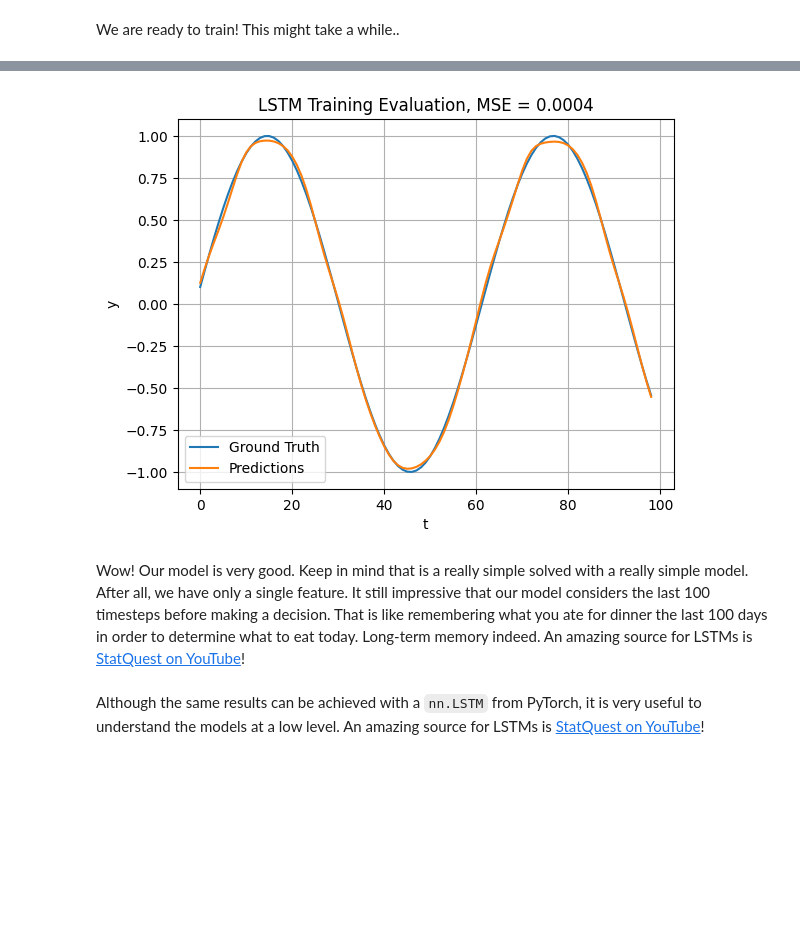
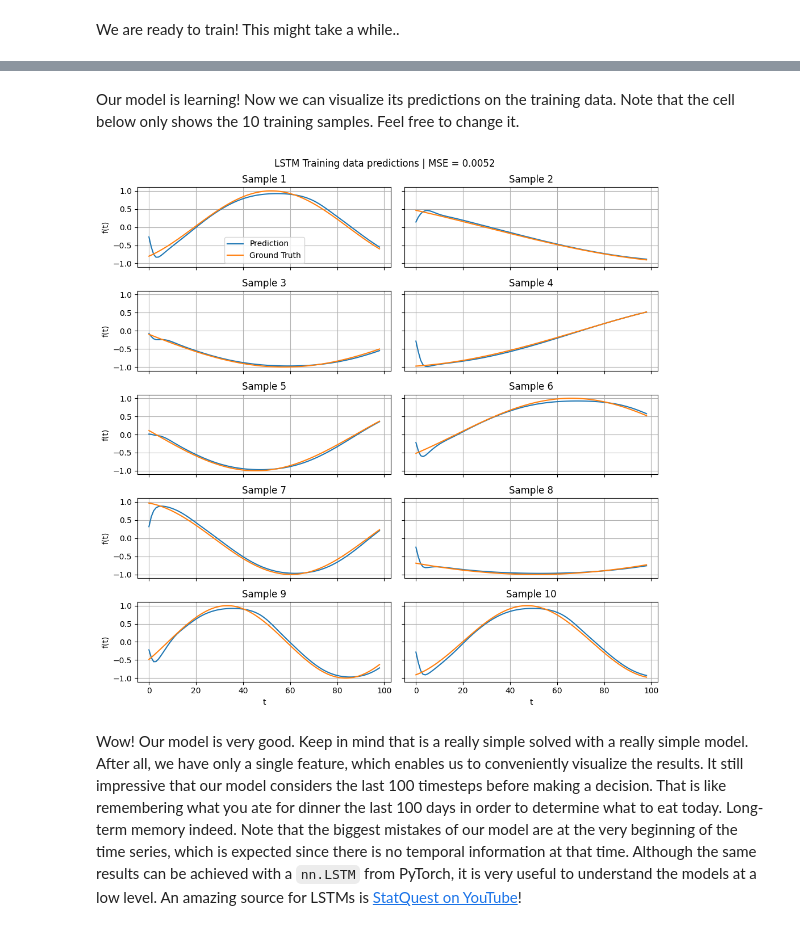
Before and after one commit to rug-udl-2425/Tutorials, a Jupyter notebook: tutorial1/lstms.ipynb, the cells around one changed output, grey strips where cells are left out. Cells and saved outputs as stored; diff of their text form; code cells hidden in the pictures; blank space fills up the shorter version.

```diff
--- a/tutorial1/lstms.ipynb
+++ b/tutorial1/lstms.ipynb
@@ -186,17 +198,24 @@ Epoch: 1000 | Loss: 0.0004
-# %%
-plt.plot(y.squeeze(), label='Ground Truth')
-with torch.inference_mode():
-    predictions = model(X)
-plt.plot(predictions.squeeze(), label='Predictions')
-plt.legend()
-plt.xlabel('t')
-plt.ylabel('y')
-plt.title(f'LSTM Training Evaluation, MSE = {loss:.4f}')
-plt.grid()
-plt.show()
-# %% [output]
-[figure, removed]
+# %% [markdown]
+Our model is learning! Now we can visualize its predictions on the training data. Note that the cell below only shows the 10 training samples. Feel free to change it.
+# %%
+fig, ax = plt.subplots(5, 2, sharex=True, sharey=True, figsize=(10, 10))
+ax[-1][0].set_xlabel('t')
+ax[-1][1].set_xlabel('t')
+for a in ax[:, 0]:
+    a.set_ylabel('f(t)')
+ax = ax.flatten()
+with torch.inference_mode():
+    predictions = model(X)
+for i, (sample, prediction, ground_truth, a) in enumerate(zip(X, predictions, y, ax)):
+    a.plot(prediction.squeeze(), label='Prediction')
+    a.plot(ground_truth.squeeze(), label='Ground Truth')
+    a.grid()
+    a.set_title(f'Sample {i+1}')
+ax[0].legend()
+plt.suptitle(f'LSTM Training data predictions | MSE = {loss.item():.4f}')
+plt.tight_layout()
+plt.show()
+# %% [output]
+[figure, added]
 # %% [markdown]
-Wow! Our model is very good. Keep in mind that is a really simple solved with a really simple model. After all, we have only a single feature. It still impressive that our model considers the last 100 timesteps before making a decision. That is like remembering what you ate for dinner the last 100 days in order to determine what to eat today. Long-term memory indeed. An amazing source for LSTMs is [StatQuest on YouTube](https://youtu.be/YCzL96nL7j0?si=rsGGt9KwoYg6OXG0)!
+Wow! Our model is very good. Keep in mind that is a really simple solved with a really simple model. After all, we have only a single feature, which enables us to conveniently visualize the results. It still impressive that our model considers the last 100 timesteps before making a decision. That is like remembering what you ate for dinner the last 100 days in order to determine what to eat today. Long-term memory indeed. Note that the biggest mistakes of our model are at the very beginning of the time series, which is expected since there is no temporal information at that time. Although the same results can be achieved with a `nn.LSTM` from PyTorch, it is very useful to understand the models at a low level. An amazing source for LSTMs is [StatQuest on YouTube](https://youtu.be/YCzL96nL7j0?si=rsGGt9KwoYg6OXG0)!
-# %% [markdown]
-Although the same results can be achieved with a `nn.LSTM` from PyTorch, it is very useful to understand the models at a low level. An amazing source for LSTMs is [StatQuest on YouTube](https://youtu.be/YCzL96nL7j0?si=rsGGt9KwoYg6OXG0)!
```
Also changed, not shown: parts of 10 cells of this notebook.
